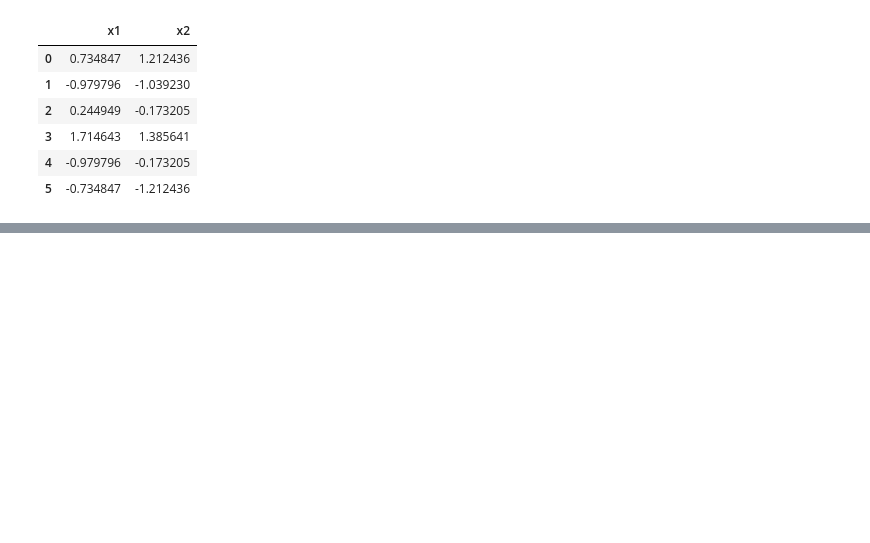
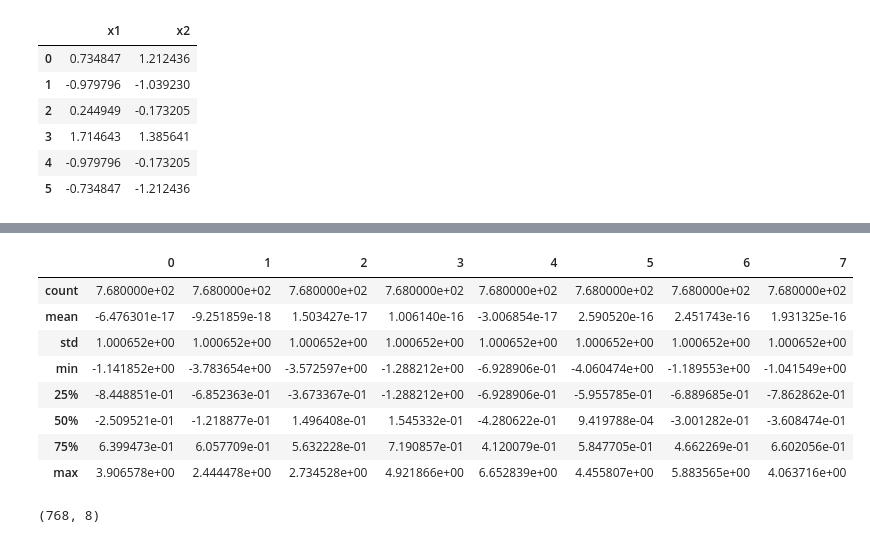
Before and after one commit to vaibhav-arde/MLNotes, a Jupyter notebook: Day_21/MLNotes Dimensionality Reduction PCA Demo.ipynb, the cells around one changed output, grey strips where cells are left out. Saved outputs shown, nothing was run; the diff lists cells and outputs as text; code cells hidden in the pictures; blank space fills up the shorter version.

```diff
--- a/Day_21/MLNotes Dimensionality Reduction PCA Demo.ipynb
+++ b/Day_21/MLNotes Dimensionality Reduction PCA Demo.ipynb
@@ -308,0 +410,3 @@ dataframe
+# %%
+## input features only
+data = data.drop(columns=['Outcome'], axis=1)
@@ -308,0 +438,16 @@ dataframe
+# %%
+dataScaled.describe()
+# %% [output]
+|  | 0 | 1 | 2 | 3 | 4 | 5 | 6 | 7 |
+| count | 7.680000e+02 | 7.680000e+02 | 7.680000e+02 | 7.680000e+02 | 7.680000e+02 | 7.680000e+02 | 7.680000e+02 | 7.680000e+02 |
+| mean | -6.476301e-17 | -9.251859e-18 | 1.503427e-17 | 1.006140e-16 | -3.006854e-17 | 2.590520e-16 | 2.451743e-16 | 1.931325e-16 |
+| std | 1.000652e+00 | 1.000652e+00 | 1.000652e+00 | 1.000652e+00 | 1.000652e+00 | 1.000652e+00 | 1.000652e+00 | 1.000652e+00 |
+| min | -1.141852e+00 | -3.783654e+00 | -3.572597e+00 | -1.288212e+00 | -6.928906e-01 | -4.060474e+00 | -1.189553e+00 | -1.041549e+00 |
+| 25% | -8.448851e-01 | -6.852363e-01 | -3.673367e-01 | -1.288212e+00 | -6.928906e-01 | -5.955785e-01 | -6.889685e-01 | -7.862862e-01 |
+| 50% | -2.509521e-01 | -1.218877e-01 | 1.496408e-01 | 1.545332e-01 | -4.280622e-01 | 9.419788e-04 | -3.001282e-01 | -3.608474e-01 |
+| 75% | 6.399473e-01 | 6.057709e-01 | 5.632228e-01 | 7.190857e-01 | 4.120079e-01 | 5.847705e-01 | 4.662269e-01 | 6.602056e-01 |
+| max | 3.906578e+00 | 2.444478e+00 | 2.734528e+00 | 4.921866e+00 | 6.652839e+00 | 4.455807e+00 | 5.883565e+00 | 4.063716e+00 |
+# %%
+dataScaled.shape
+# %% [output]
+(768, 8)
```
Also changed, not shown: parts of 24 cells of this notebook, 3 other files.
